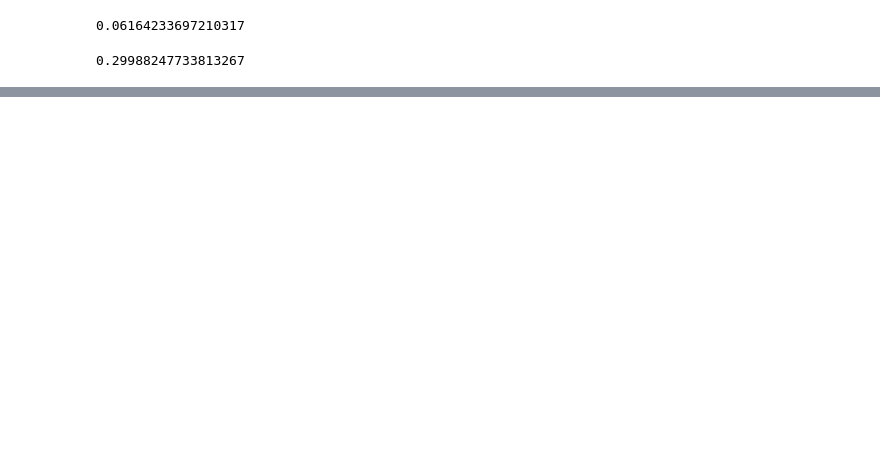
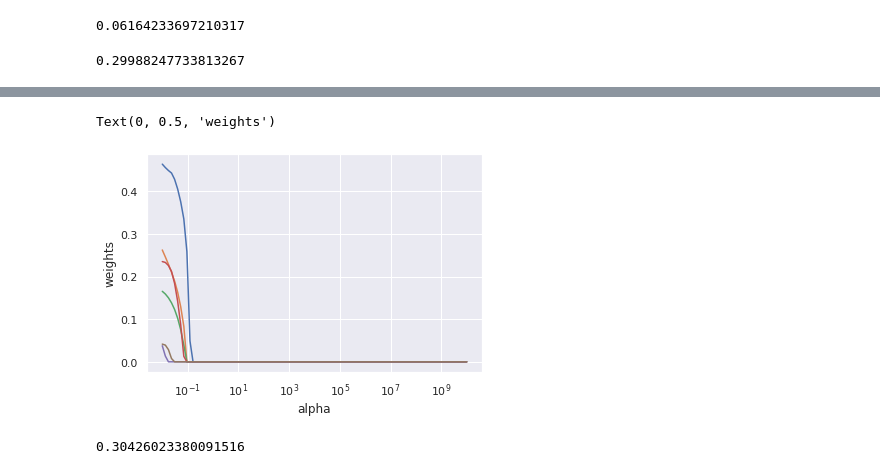
Before and after one commit to flikrama/UH-SPE-ML-Bootcamp-Team4-Project1, a Jupyter notebook: Project_1.ipynb, the cells around one changed output, grey strips where cells are left out. Cells and saved outputs as stored; diff of their text form; code cells hidden in the pictures; blank space fills up the shorter version.

```diff
--- a/Project_1.ipynb
+++ b/Project_1.ipynb
@@ -692,9 +674,3 @@ Text(0, 0.5, 'weights')
 # %%
 # Split data into training and test sets
 X_train, X_test , y_train, y_test = train_test_split(X, y, test_size=0.75, random_state=1)
-# %%
-ridge2 = Ridge(alpha = 4, normalize = True)
-ridge2.fit(X_train, y_train)             # Fit a ridge regression on the training data
-pred2 = ridge2.predict(X_test)           # Use this model to predict the test data
-print(pd.Series(ridge2.coef_, index = X.columns)) # Print coefficients
-print(mean_squared_error(y_test, pred2))          # Calculate the test MSE
@@ -732,0 +700,28 @@ dtype: float64
+# %%
+#Lasso code from http://www.science.smith.edu/~jcrouser/SDS293/labs/lab10-py.html
+lasso = Lasso(max_iter = 10000, normalize = True)
+coefs = []
+
+for a in alphas:
+    lasso.set_params(alpha=a)
+    lasso.fit(scale(X_train), y_train)
+    coefs.append(lasso.coef_)
+
+ax = plt.gca()
+ax.plot(alphas*2, coefs)
+ax.set_xscale('log')
+plt.axis('tight')
+plt.xlabel('alpha')
+plt.ylabel('weights')
+# %% [output]
+Text(0, 0.5, 'weights')
+[figure, added]
+# %%
+lassocv = LassoCV(alphas = None, cv = 10, max_iter = 100000, normalize = True)
+lassocv.fit(X_train, y_train)
+
+lasso.set_params(alpha=lassocv.alpha_)
+lasso.fit(X_train, y_train)
+mean_squared_error(y_test, lasso.predict(X_test))
+# %% [output]
+0.30426023380091516
```
Also changed, not shown: parts of 17 cells of this notebook.
